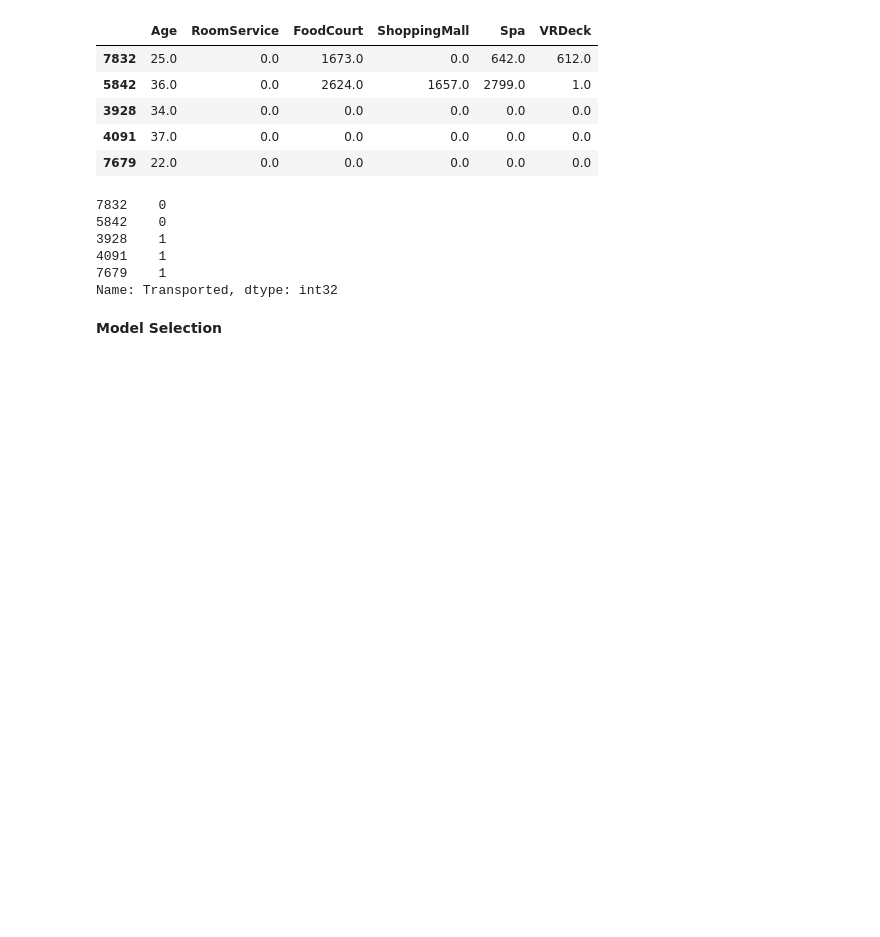
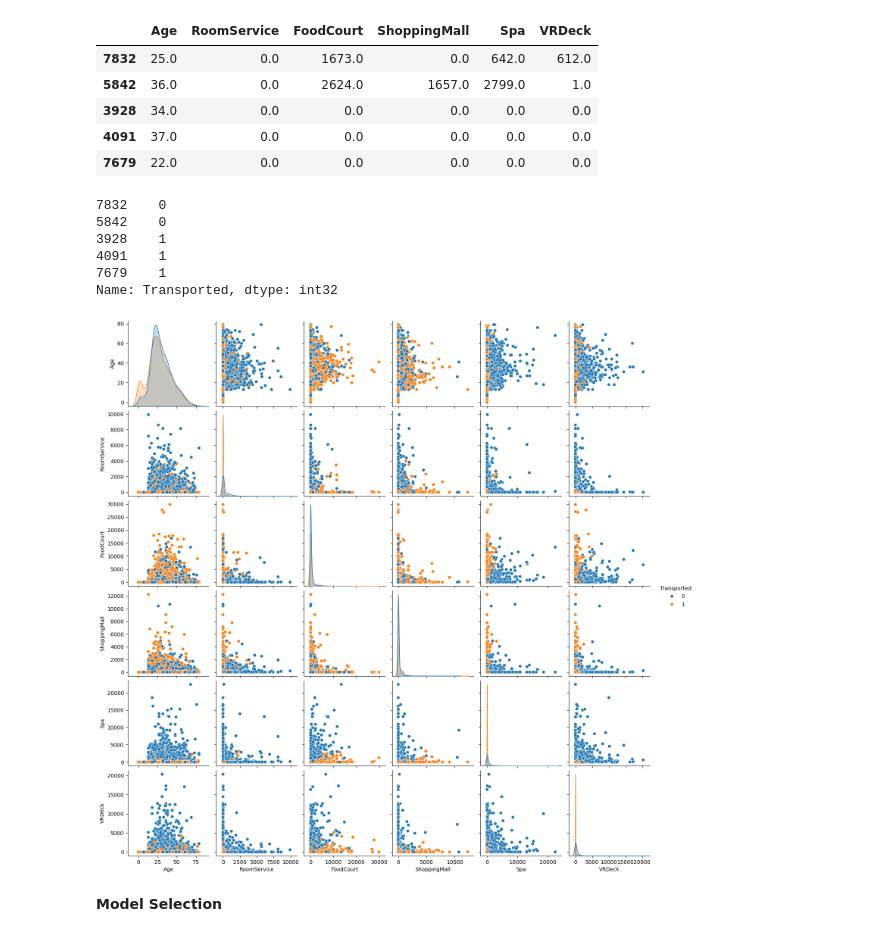
Before and after one commit to jesuserro/lab-intro-to-ml, a Jupyter notebook: lab-intro_to_ml.ipynb, the cells around one changed output. Drawn from its saved outputs; the diff is of its cells as text; code cells hidden in the pictures; blank space fills up the shorter version.

```diff
--- a/lab-intro_to_ml.ipynb
+++ b/lab-intro_to_ml.ipynb
@@ -184,8 +184,10 @@ y_train.head()
 7679    1
 Name: Transported, dtype: int32
 # %%
-#sns.pairplot(spaceship, hue="Transported")
-#plt.show()
+sns.pairplot(spaceship, hue="Transported")
+plt.show()
+# %% [output]
+[figure, added]
 # %% [markdown]
 **Model Selection**
 # %% [markdown]
```
